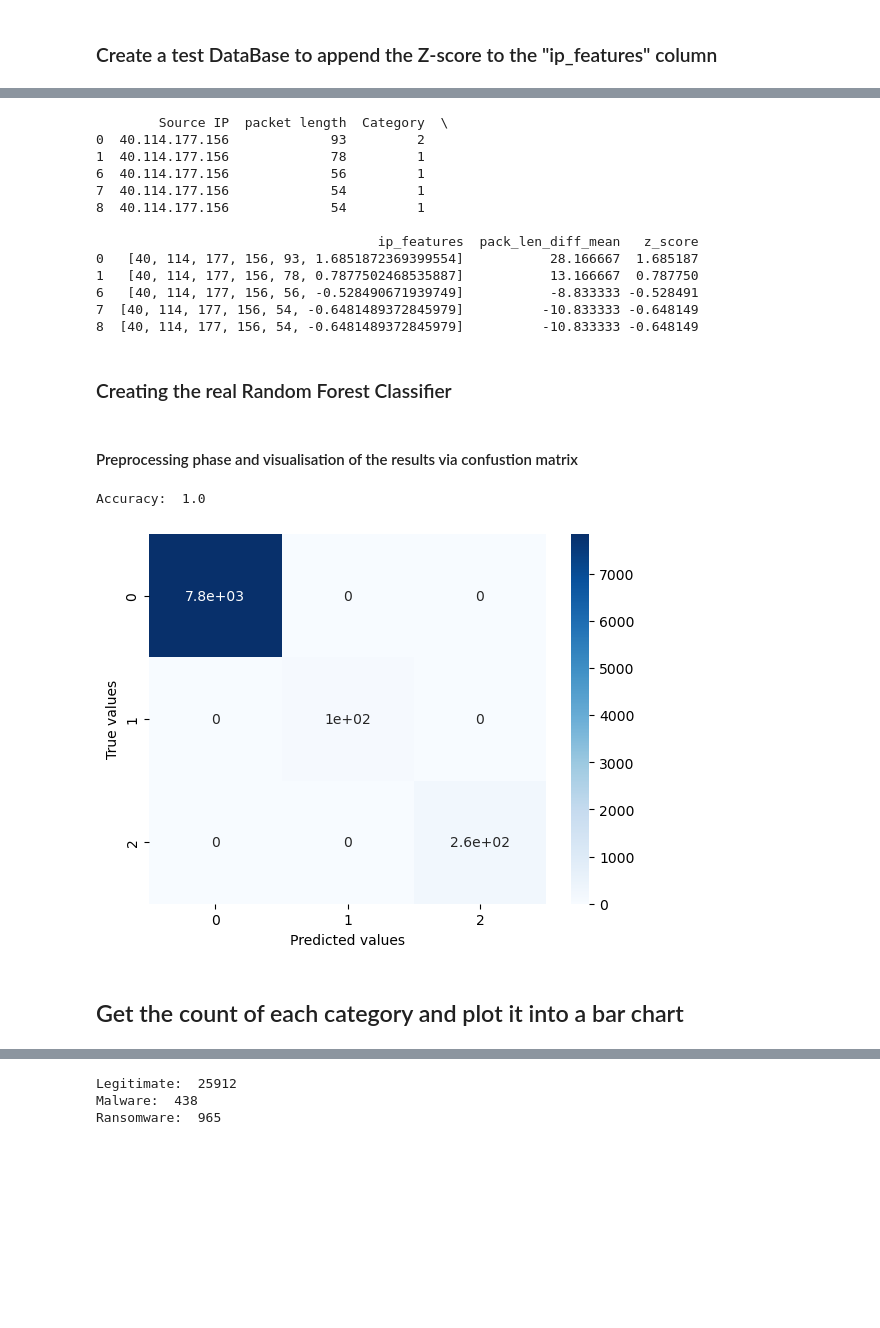
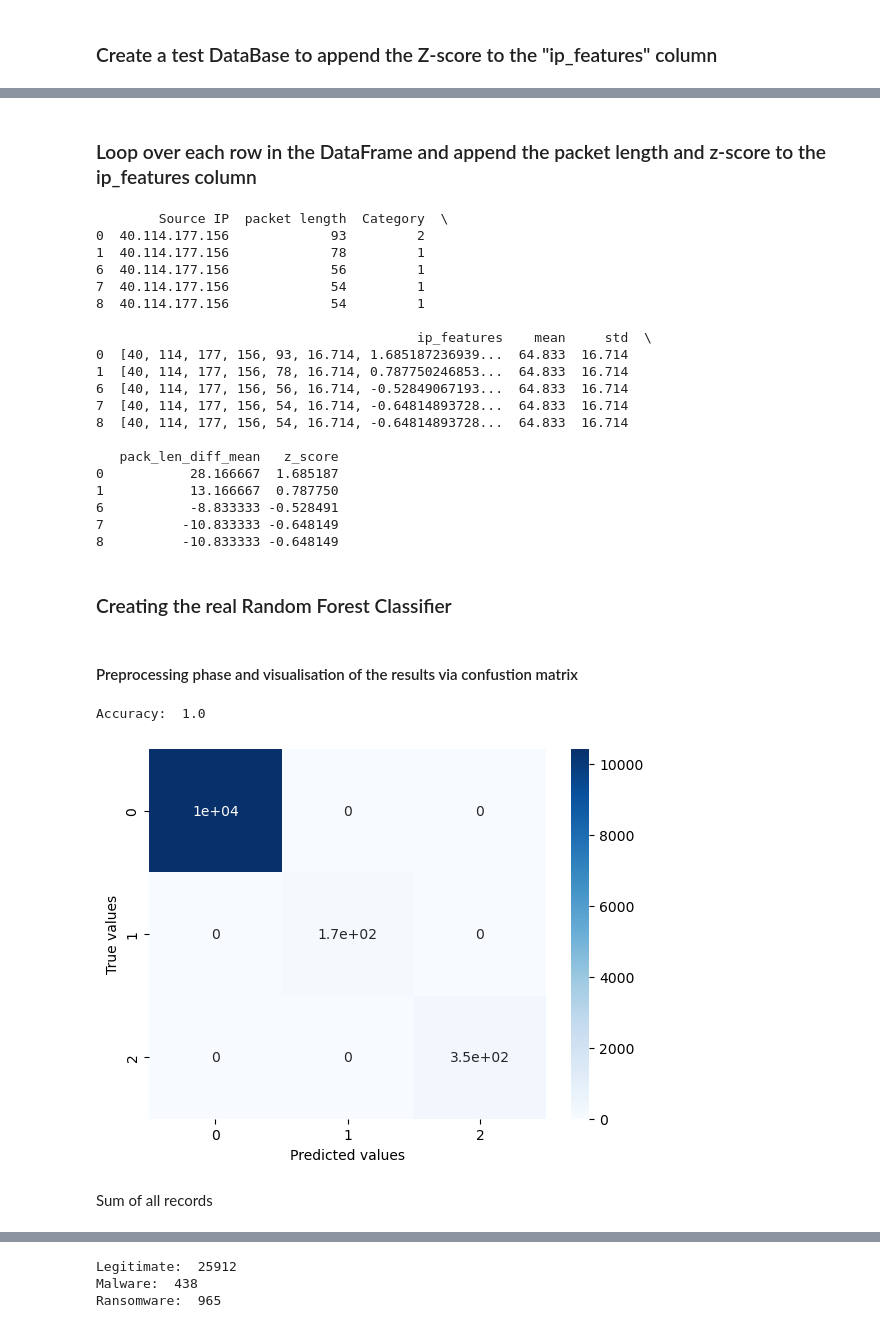
Before and after one commit to rstefanov321/AI_Cybersecurity, a Jupyter notebook: Random Forest Classifier.ipynb, the cells around one changed output, grey strips where cells are left out. Cells and saved outputs as stored; diff of their text form; code cells hidden in the pictures; blank space fills up the shorter version.

```diff
--- a/Random Forest Classifier.ipynb
+++ b/Random Forest Classifier.ipynb
@@ -20,7 +20,7 @@ from sklearn.metrics import confusion_matrix
 # %% [markdown]
 ## Get the CSV file data extracted from the pcap file earlier
 # %%
-with open("output_results.csv") as csvfile:
+with open("output_results_tor.csv") as csvfile:
     df = pd.read_csv(csvfile)
 print(df.head())
 # %% [output]
@@ -147,29 +155,43 @@ Accuracy:  0.36363636363636365
 whole_database = pd.DataFrame()
 
 count = 1
+
 # Going through all unique IPs of the CSV file
 for ip_address in df["Source IP"].unique():
 
-    # apply preprocess_ip to source IP column
+    # Apply preprocess_ip to source IP column to transform them into numerical format
     df['ip_features'] = df['Source IP'].apply(preprocess_ip)
 
-    # creating a Category column with an initial value - the randomly generated number between 1 and 4.
+    # Create a Category column with an initial value - the randomly generated number between 1 and 4.
     df["Category"] = category
-    # show the important columns
+
+    # Show the important columns in a separate dataframe
     df_ip = df.loc[df["Source IP"]==ip_address, ["Source IP", "packet length", "Category", "ip_features"]]
     # print(f"IP number:{count}")
 
-    # get the mean and the std
+    # Get the mean for each IP's packet length
     packet_length_mean = df_ip["packet length"].mean()
+
+    # Create a column for the mean
+    df_ip["mean"] = "{:.3f}".format(packet_length_mean)
+
+    # Get the standard deviation
     packet_length_std = df_ip["packet length"].std()
+    z_score = (df_ip["packet length"] - packet_length_mean)/packet_length_std
 
-    # create new columns for difference from mean and standard deviation
+    # Create a column for the standard deviation of each IP.
+    df_ip["std"] = "{:.3f}".format(packet_length_std)
+    # packet_length_std_formatted = "{:.2f}".format(packet_length_std)
+
+    # create new column for difference from mean
     df_ip["pack_len_diff_mean"] = df_ip["packet length"] - packet_length_mean
 
     # for the Standard deviation of each packet, we take the Z-score
-    df_ip["z_score"] = (df_ip["packet length"] - packet_length_mean)/packet_length_std
+    df_ip["z_score"] = z_score
+    # df_ip["z_score"] = (df_ip["packet length"] - packet_length_mean)/packet_length_std
 
-#     print(df_ip["z_score"].head())
+
+    # print(df_ip["z_score"].head())
 
     z_score_data = df_ip["z_score"]
 
@@ -232,7 +256,12 @@ print(test_db.head())
+# %% [markdown]
+### Loop over each row in the DataFrame and append the packet length and z-score to the ip_features column
 # %%
 for index, row in test_db.iterrows():
     row["ip_features"].append(row["packet length"])
+    row["ip_features"].append(row["std"])
     row["ip_features"].append(row["z_score"])
+
+
 
 # or alternatively, use the apply method
 # test_db["ip_features"] = test_db.apply(lambda row:row["ip_features"] + [row["z_score"]], axis=1)
@@ -246,16 +275,23 @@ print(test_db.head())
 7  40.114.177.156             54         1
 8  40.114.177.156             54         1
 
-                                    ip_features  pack_len_diff_mean   z_score
-0   [40, 114, 177, 156, 93, 1.6851872369399554]           28.166667  1.685187
-1   [40, 114, 177, 156, 78, 0.7877502468535887]           13.166667  0.787750
-6   [40, 114, 177, 156, 56, -0.528490671939749]           -8.833333 -0.528491
-7  [40, 114, 177, 156, 54, -0.6481489372845979]          -10.833333 -0.648149
-8  [40, 114, 177, 156, 54, -0.6481489372845979]          -10.833333 -0.648149
+                                         ip_features    mean     std  \
+0  [40, 114, 177, 156, 93, 16.714, 1.685187236939...  64.833  16.714
+1  [40, 114, 177, 156, 78, 16.714, 0.787750246853...  64.833  16.714
+6  [40, 114, 177, 156, 56, 16.714, -0.52849067193...  64.833  16.714
+7  [40, 114, 177, 156, 54, 16.714, -0.64814893728...  64.833  16.714
+8  [40, 114, 177, 156, 54, 16.714, -0.64814893728...  64.833  16.714
+
+   pack_len_diff_mean   z_score
+0           28.166667  1.685187
+1           13.166667  0.787750
+6           -8.833333 -0.528491
+7          -10.833333 -0.648149
+8          -10.833333 -0.648149
 # %% [markdown]
 ### Creating the real Random Forest Classifier
-# %% [markdown]
-#### Preprocessing phase and visualisation of the results via confustion matrix
+# %% [markdown]
+#### Preprocessing phase and visualisation of the results via confustion matrix
 # %%
 # Drop rows with missing values
 test_db.dropna(inplace=True)
@@ -265,35 +301,35 @@ X = test_db["ip_features"].tolist()
 y = test_db["Category"].tolist()
 
 # Split dataset into training and testing sets
-X_train, X_test, y_train, y_test = train_test_split(X, y, test_size=0.3, random_state=42)
+X_train, X_test, y_train, y_test = train_test_split(X, y, test_size=0.4, random_state=42)
 
 # Create random forrest classifier object
 rf = RandomForestClassifier(n_estimators=100, random_state=42)
 
 # Train the classifier
 rf.fit(X_train, y_train)
 
 # Predict on test set
 y_pred = rf.predict(X_test)
 
 # Calculate accuracy
 accuracy = accuracy_score(y_test, y_pred)
 print("Accuracy: ", accuracy)
 
 # Calculate confustion matrix
 cm = confusion_matrix(y_test, y_pred)
 
 # Plot confusion matrix heatmap
 sns.heatmap(cm, annot=True, cmap="Blues")
 
 # Set x and y labels
 plt.xlabel("Predicted values")
 plt.ylabel("True values")
 
 # Display the plot
 plt.show()
 # %% [output]
 Accuracy:  1.0
-[figure, old version]
+[figure, new version]
-# %% [markdown]
-## Get the count of each category and plot it into a bar chart
+# %% [markdown]
+Sum of all records
```
Also changed, not shown: parts of 25 cells of this notebook.
